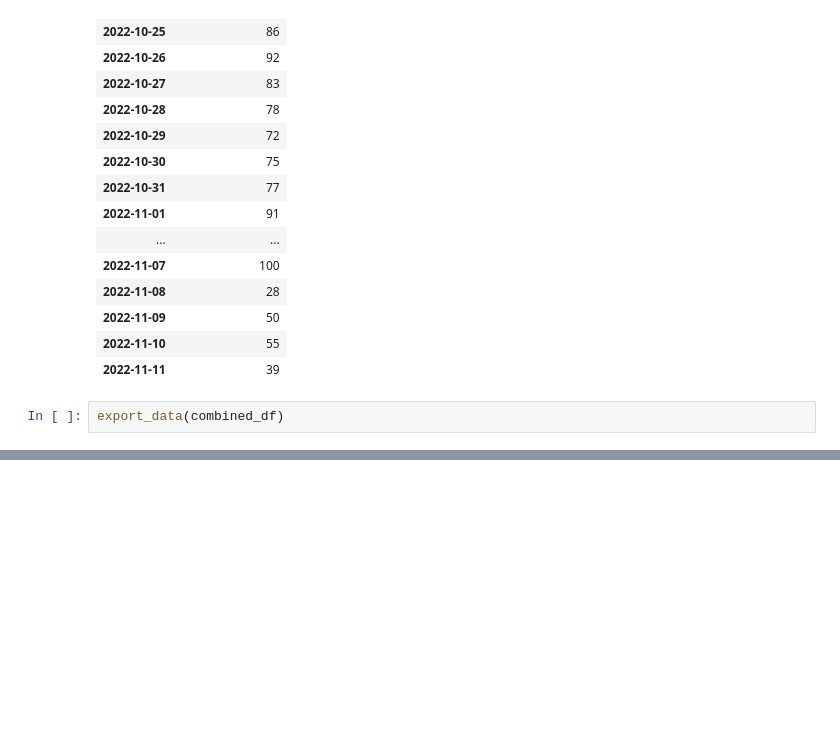
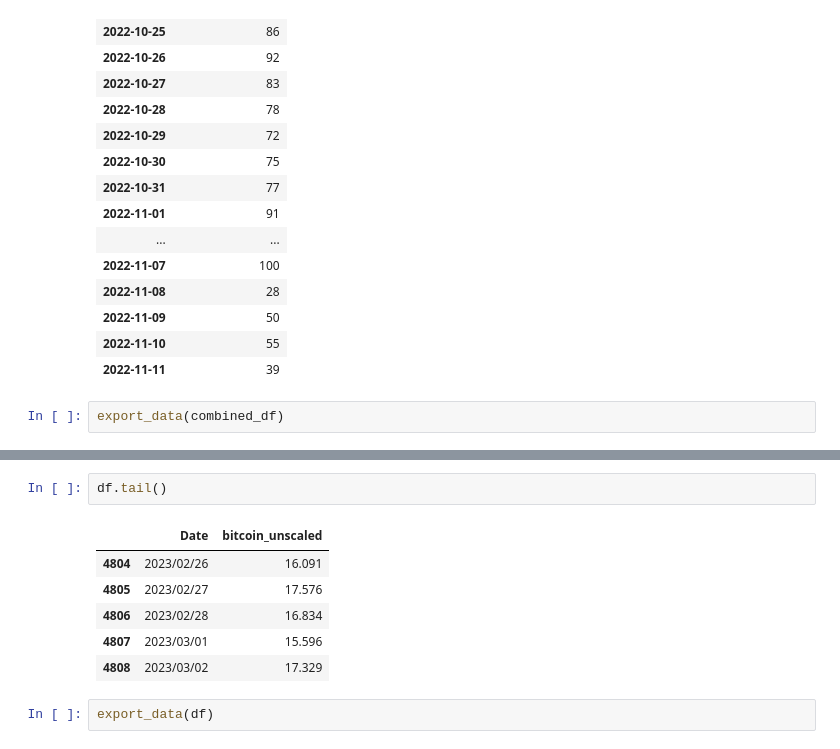
Before and after one commit to Ammar-Raneez/BitForecast, a Jupyter notebook: ml/notebooks/data_fetchers/gtrends_scraper.ipynb, the cells around one changed output, grey strips where cells are left out. Saved outputs shown, nothing was run; the diff lists cells and outputs as text; blank space fills up the shorter version.

```diff
--- a/ml/notebooks/data_fetchers/gtrends_scraper.ipynb
+++ b/ml/notebooks/data_fetchers/gtrends_scraper.ipynb
@@ -551,0 +628,11 @@ export_data(combined_df)
+# %%
+df.tail()
+# %% [output]
+|  | Date | bitcoin_unscaled |
+| 4804 | 2023/02/26 | 16.091 |
+| 4805 | 2023/02/27 | 17.576 |
+| 4806 | 2023/02/28 | 16.834 |
+| 4807 | 2023/03/01 | 15.596 |
+| 4808 | 2023/03/02 | 17.329 |
+# %%
+export_data(df)
```
Also changed, not shown: parts of 7 cells of this notebook, 4 other files.
